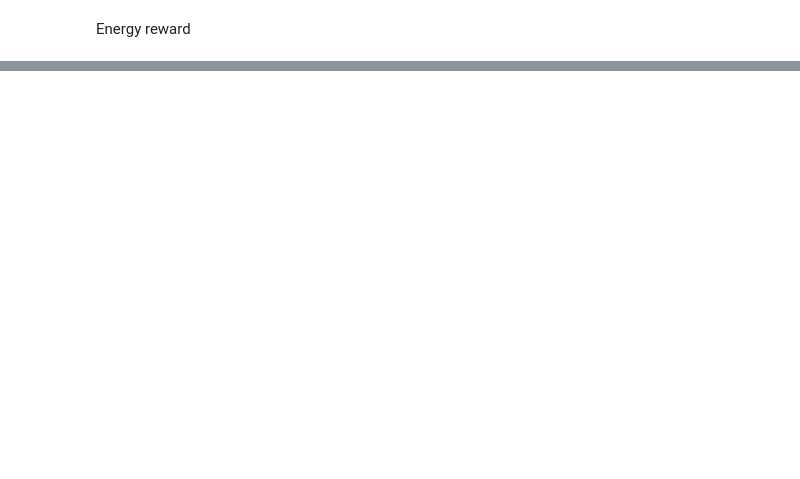
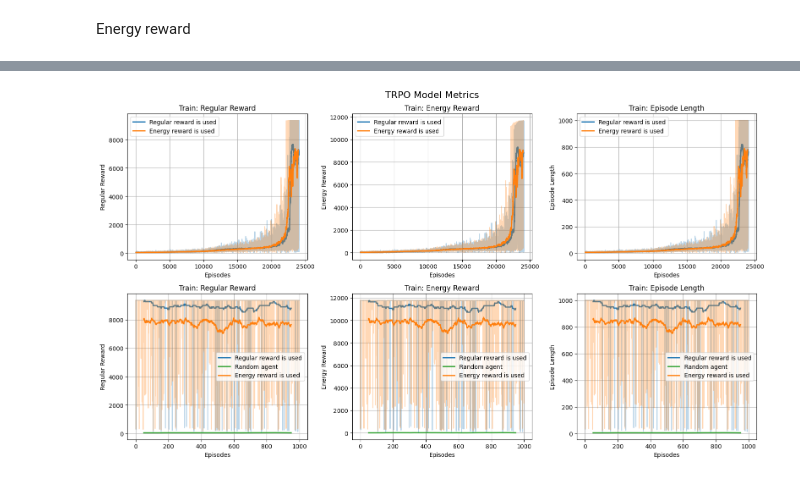
Before and after one commit to Makkarik/energy-based-pendulum, a Jupyter notebook: Entrypoint.ipynb, the cells around one changed output, grey strips where cells are left out. Saved outputs shown, nothing was run; the diff lists cells and outputs as text; code cells hidden in the pictures; blank space fills up the shorter version.

```diff
--- a/Entrypoint.ipynb
+++ b/Entrypoint.ipynb
@@ -918,0 +934,5 @@ Our agents can be benchmarked against baseline agents (e.g., Random Agent)
+# %%
+figure = plot_metrics("TRPO", 100)
+figure.savefig("./results/ppo-metrics.jpg")
+# %% [output]
+[figure, added]
```
Also changed, not shown: parts of 7 cells of this notebook, 17 other files.
